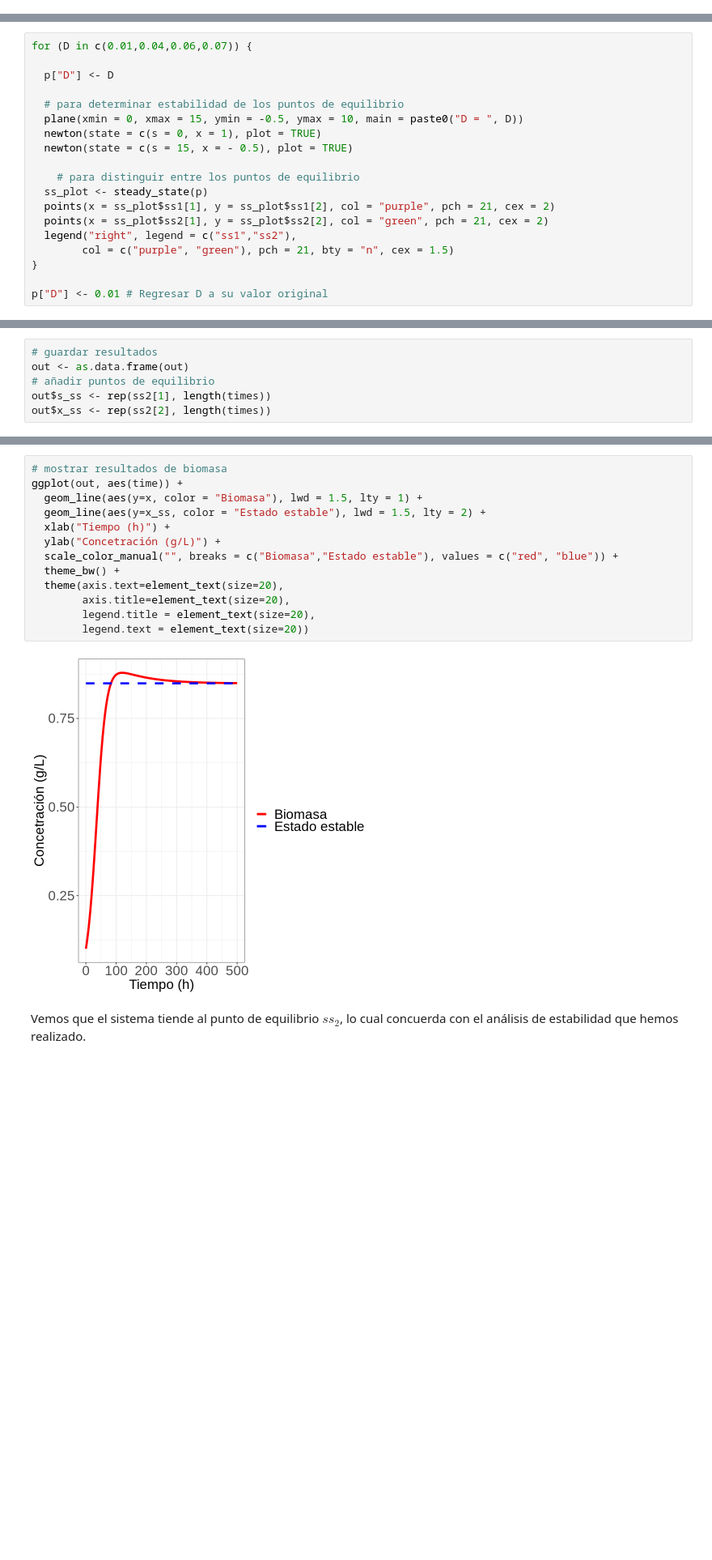
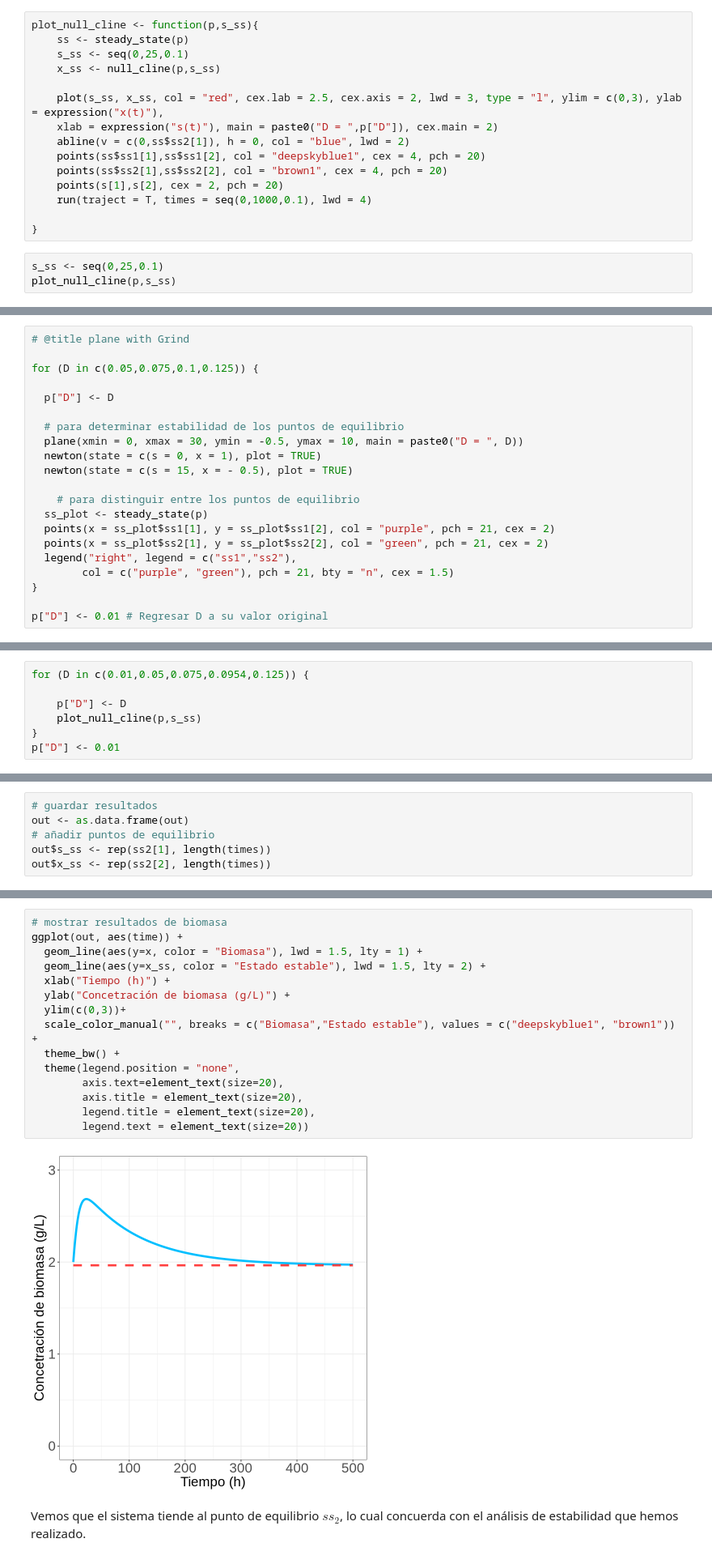
Before and after one commit to JuanM-GG/modelos-tesis, a Jupyter notebook: modelo_monod.ipynb, the cells around one changed output, grey strips where cells are left out. Shown at 81% size. Cells and saved outputs as stored; diff of their text form; blank space fills up the shorter version.

```diff
--- a/modelo_monod.ipynb
+++ b/modelo_monod.ipynb
@@ -405,0 +385,18 @@ Stable point, eigenvalues:  -0.1916263 -0.01
+# %%
+plot_null_cline <- function(p,s_ss){
+    ss <- steady_state(p)
+    s_ss <- seq(0,25,0.1)
+    x_ss <- null_cline(p,s_ss)
+
+    plot(s_ss, x_ss, col = "red", cex.lab = 2.5, cex.axis = 2, lwd = 3, type = "l", ylim = c(0,3), ylab = expression("x(t)"),
+    xlab = expression("s(t)"), main = paste0("D = ",p["D"]), cex.main = 2)
+    abline(v = c(0,ss$ss2[1]), h = 0, col = "blue", lwd = 2)
+    points(ss$ss1[1],ss$ss1[2], col = "deepskyblue1", cex = 4, pch = 20)
+    points(ss$ss2[1],ss$ss2[2], col = "brown1", cex = 4, pch = 20)
+    points(s[1],s[2], cex = 2, pch = 20)
+    run(traject = T, times = seq(0,1000,0.1), lwd = 4)
+
+}
+# %%
+s_ss <- seq(0,25,0.1)
+plot_null_cline(p,s_ss)
@@ -408,12 +409,14 @@ De acuerdo con la la salida anterior. El punto de equilibrio $ss_1$ $(s = 10, x
 # %% [markdown]
 ## Efecto del parámetro D sobre el punto de equilibrio
 # %%
-for (D in c(0.01,0.04,0.06,0.07)) {
+# @title plane with Grind
+
+for (D in c(0.05,0.075,0.1,0.125)) {
 
   p["D"] <- D
 
   # para determinar estabilidad de los puntos de equilibrio
-  plane(xmin = 0, xmax = 15, ymin = -0.5, ymax = 10, main = paste0("D = ", D))
+  plane(xmin = 0, xmax = 30, ymin = -0.5, ymax = 10, main = paste0("D = ", D))
   newton(state = c(s = 0, x = 1), plot = TRUE)
   newton(state = c(s = 15, x = - 0.5), plot = TRUE)
 
@@ -457,0 +432,7 @@ Unstable point, eigenvalues:  -0.07 0.006800926
+# %%
+for (D in c(0.01,0.05,0.075,0.0954,0.125)) {
+
+    p["D"] <- D
+    plot_null_cline(p,s_ss)
+}
+p["D"] <- 0.01
@@ -743,17 +731,19 @@ ggplot(out, aes(time)) +
 # %%
 # mostrar resultados de biomasa
 ggplot(out, aes(time)) +
   geom_line(aes(y=x, color = "Biomasa"), lwd = 1.5, lty = 1) +
   geom_line(aes(y=x_ss, color = "Estado estable"), lwd = 1.5, lty = 2) +
   xlab("Tiempo (h)") +
-  ylab("Concetración (g/L)") +
-  scale_color_manual("", breaks = c("Biomasa","Estado estable"), values = c("red", "blue")) +
+  ylab("Concetración de biomasa (g/L)") +
+  ylim(c(0,3))+
+  scale_color_manual("", breaks = c("Biomasa","Estado estable"), values = c("deepskyblue1", "brown1")) +
   theme_bw() +
-  theme(axis.text=element_text(size=20),
-        axis.title=element_text(size=20),
+  theme(legend.position = "none",
+        axis.text=element_text(size=20),
+        axis.title = element_text(size=20),
         legend.title = element_text(size=20),
         legend.text = element_text(size=20))
 # %% [output]
-[figure, old version]
+[figure, new version]
 # %% [markdown]
 Vemos que el sistema tiende al punto de equilibrio $ss_2$, lo cual concuerda con el análisis de estabilidad que hemos realizado.
```
Also changed, not shown: parts of 28 cells of this notebook.
